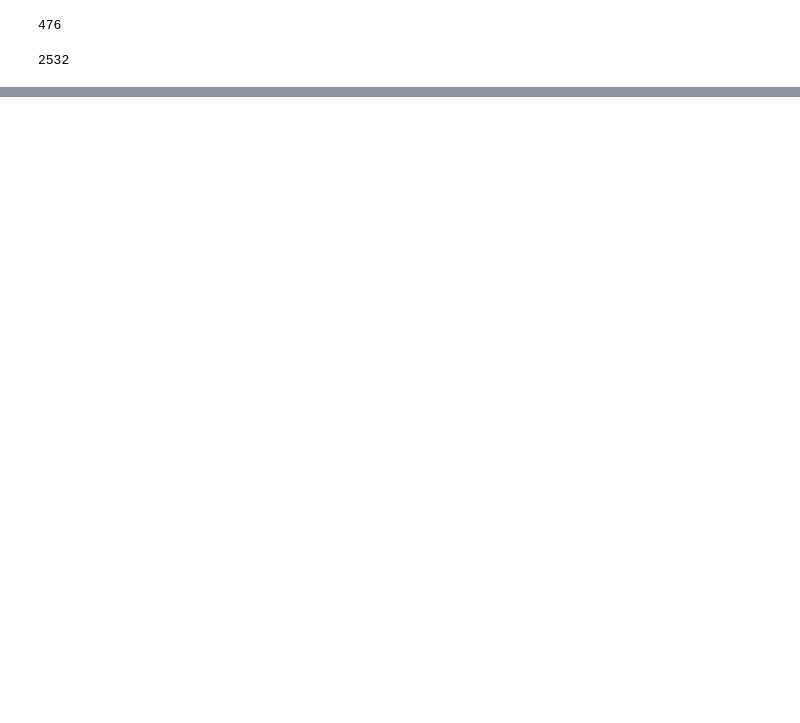
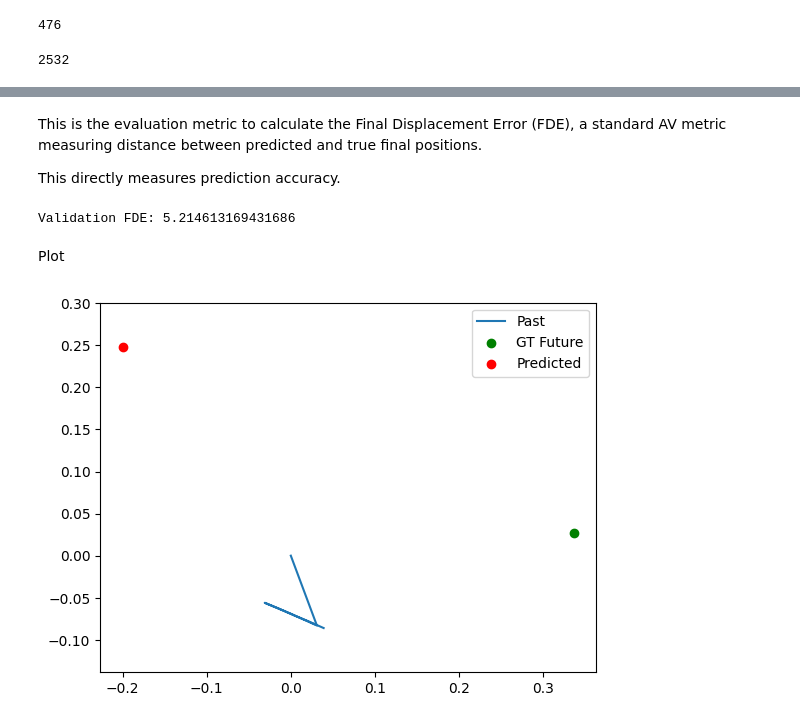
Before and after one commit to darrickpang/Email, a Jupyter notebook: Trajectory_prediction.ipynb, the cells around one changed output, grey strips where cells are left out. Drawn from its saved outputs; the diff is of its cells as text; code cells hidden in the pictures; blank space fills up the shorter version.

```diff
--- a/Trajectory_prediction.ipynb
+++ b/Trajectory_prediction.ipynb
@@ -225,0 +300,6 @@ loader = DataLoader(dataset, batch_size=64, shuffle=True)
+# %%
+device = "cuda" if torch.cuda.is_available() else "cpu"
+
+model = LSTMPredictor().to(device)
+criterion = nn.MSELoss()
+optimizer = torch.optim.Adam(model.parameters(), lr=1e-3)
@@ -225,0 +308,23 @@ loader = DataLoader(dataset, batch_size=64, shuffle=True)
+# %%
+EPOCHS = 20
+
+for epoch in range(EPOCHS):
+    model.train()
+    train_loss = 0
+
+    for past, future in train_loader:
+        past = past.to(device)
+        future = future.to(device)
+
+        target = future[:, -1]  # final future position
+
+        pred = model(past)
+        loss = criterion(pred, target)
+
+        optimizer.zero_grad()
+        loss.backward()
+        optimizer.step()
+
+        train_loss += loss.item()
+
+    print(f"Epoch {epoch+1:02d} | Train Loss: {train_loss / len(train_loader):.4f}")
@@ -225,0 +352,4 @@ loader = DataLoader(dataset, batch_size=64, shuffle=True)
+# %% [markdown]
+This is the evaluation metric to calculate the Final Displacement Error (FDE), a standard AV metric measuring distance between predicted and true final positions.
+
+This directly measures prediction accuracy.
@@ -225,0 +359,34 @@ loader = DataLoader(dataset, batch_size=64, shuffle=True)
+# %%
+model.eval()
+fde_total = 0
+
+with torch.no_grad():
+    for past, future in val_loader:
+        past = past.to(device)
+        future = future.to(device)
+
+        gt = future[:, -1]
+        pred = model(past)
+
+        fde_total += compute_fde(pred, gt)
+
+print("Validation FDE:", fde_total / len(val_loader))
+# %% [output]
+Validation FDE: 5.214613169431686
+# %% [markdown]
+Plot
+# %%
+past, future = dataset[0]
+past = past.unsqueeze(0).to(device)
+pred = model(past).cpu().detach().numpy()[0]
+
+import matplotlib.pyplot as plt
+
+plt.plot(past[0,:,0].cpu(), past[0,:,1].cpu(), label="Past")
+plt.scatter(future[-1,0], future[-1,1], label="GT Future", c="green")
+plt.scatter(pred[0], pred[1], label="Predicted", c="red")
+plt.legend()
+plt.axis("equal")
+plt.show()
+# %% [output]
+[figure, added]
```
Also changed, not shown: parts of 20 cells of this notebook.
